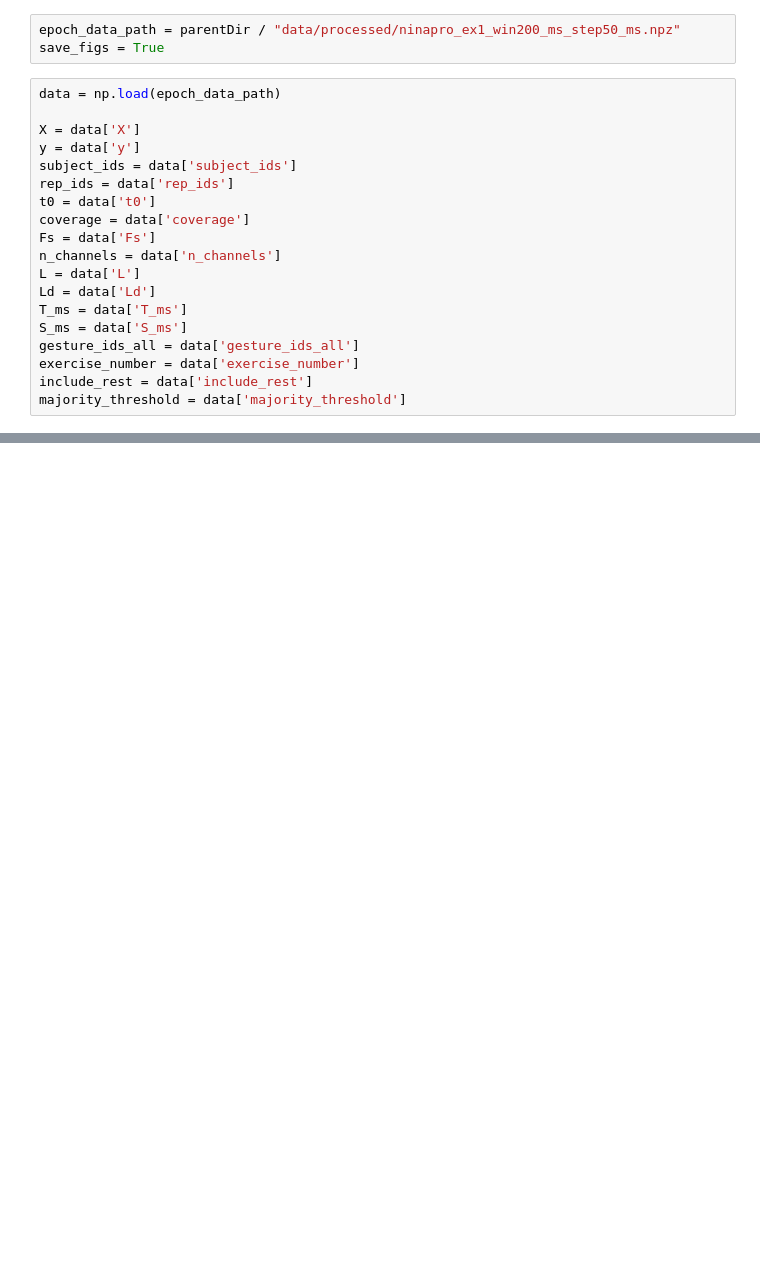
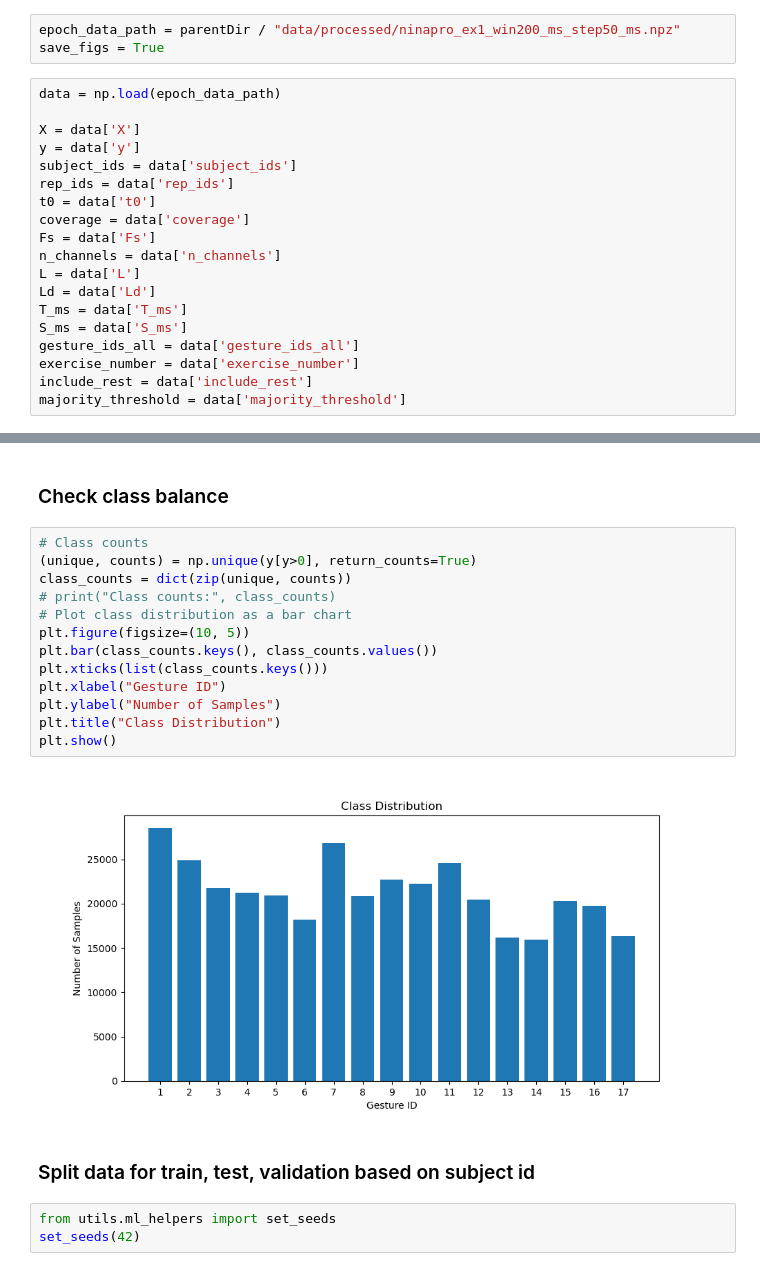
Before and after one commit to sumachinta/emg-gesture-classification-ninapro, a Jupyter notebook: notebooks/03_feature_extraction_visualization.ipynb, the cells around one changed output, grey strips where cells are left out. Cells and saved outputs as stored; diff of their text form; blank space fills up the shorter version.

```diff
--- a/notebooks/03_feature_extraction_visualization.ipynb
+++ b/notebooks/03_feature_extraction_visualization.ipynb
@@ -41,0 +54,22 @@ majority_threshold = data['majority_threshold']
+# %% [markdown]
+### Check class balance
+# %%
+# Class counts
+(unique, counts) = np.unique(y[y>0], return_counts=True)
+class_counts = dict(zip(unique, counts))
+# print("Class counts:", class_counts)
+# Plot class distribution as a bar chart
+plt.figure(figsize=(10, 5))
+plt.bar(class_counts.keys(), class_counts.values())
+plt.xticks(list(class_counts.keys()))
+plt.xlabel("Gesture ID")
+plt.ylabel("Number of Samples")
+plt.title("Class Distribution")
+plt.show()
+# %% [output]
+[figure, added]
+# %% [markdown]
+### Split data for train, test, validation based on subject id
+# %%
+from utils.ml_helpers import set_seeds
+set_seeds(42)
```
Also changed, not shown: parts of 23 cells of this notebook, 1 other file.
